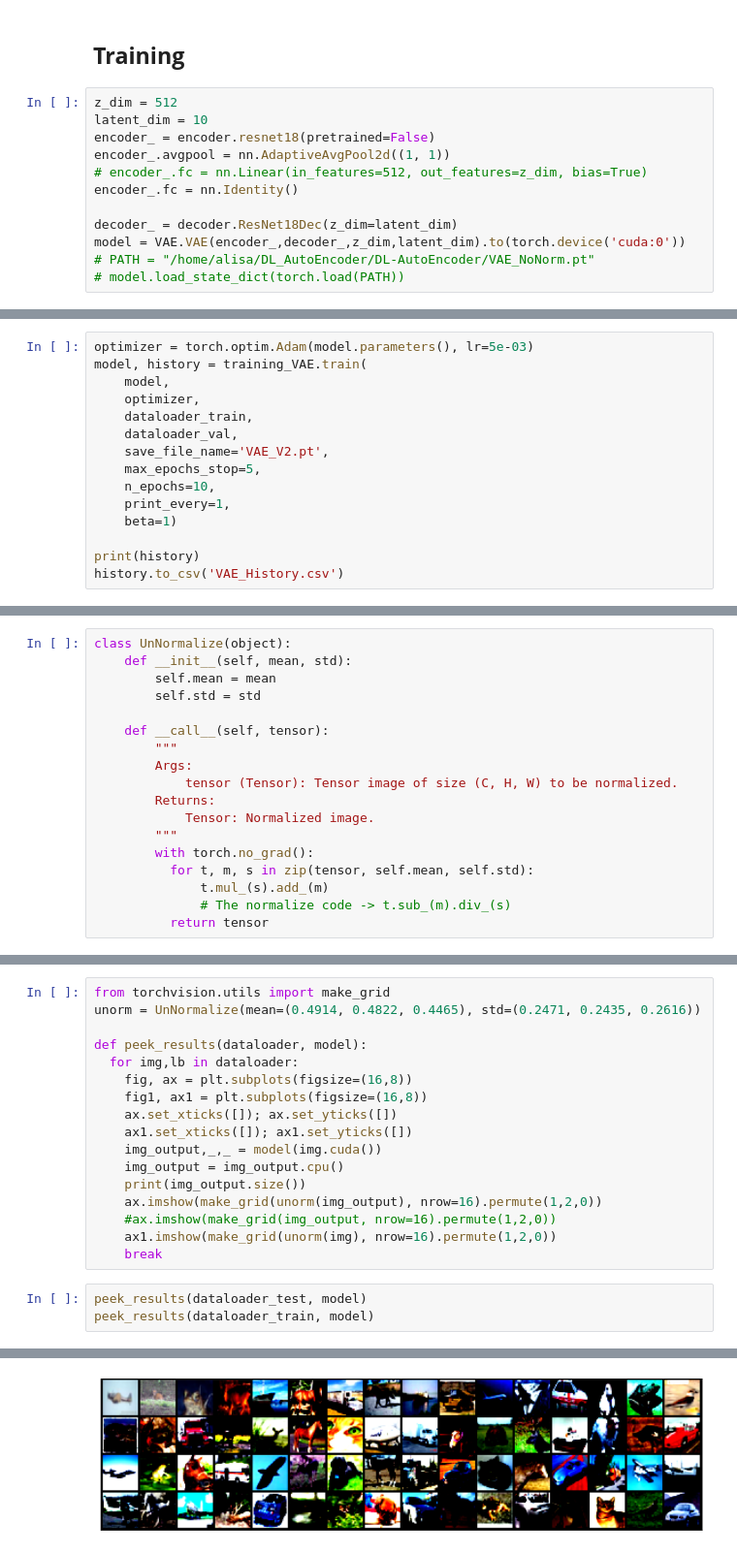
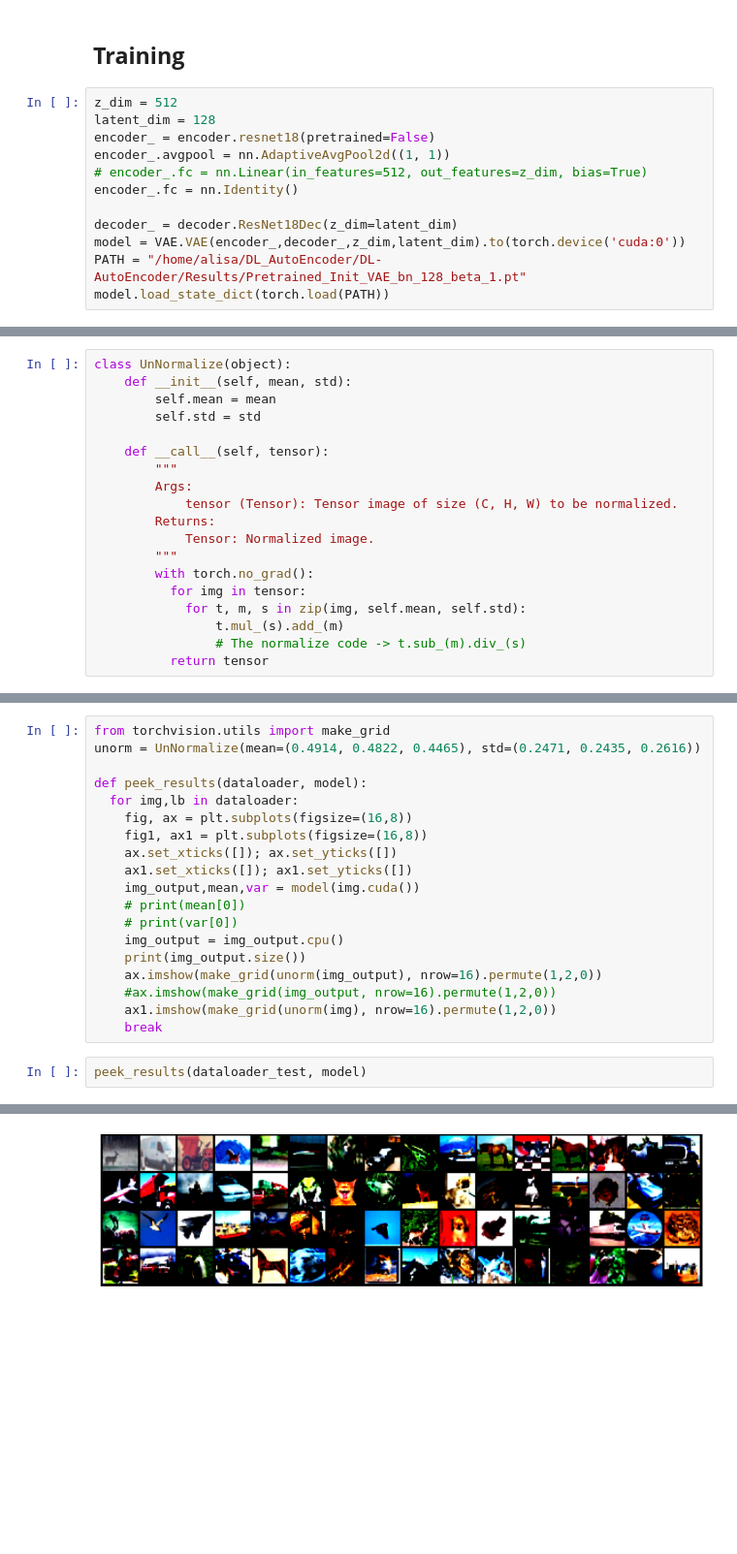
Before and after one commit to AlisaYang07/DL-AutoEncoder, a Jupyter notebook: main_VAE.ipynb, the cells around one changed output, grey strips where cells are left out. Shown: that part at 97% size. Cells and saved outputs as stored; diff of their text form; blank space fills up the shorter version.

```diff
--- a/main_VAE.ipynb
+++ b/main_VAE.ipynb
@@ -82,7 +60,7 @@ https://github.com/SashaMalysheva/Pytorch-VAE
 ## **Training**
 # %%
 z_dim = 512
-latent_dim = 10
+latent_dim = 128
 encoder_ = encoder.resnet18(pretrained=False)
 encoder_.avgpool = nn.AdaptiveAvgPool2d((1, 1))
 # encoder_.fc = nn.Linear(in_features=512, out_features=z_dim, bias=True)
@@ -90,5 +68,5 @@ encoder_.fc = nn.Identity()
 
 decoder_ = decoder.ResNet18Dec(z_dim=latent_dim)
 model = VAE.VAE(encoder_,decoder_,z_dim,latent_dim).to(torch.device('cuda:0'))
-# PATH = "/home/alisa/DL_AutoEncoder/DL-AutoEncoder/VAE_NoNorm.pt"
-# model.load_state_dict(torch.load(PATH))
+PATH = "/home/alisa/DL_AutoEncoder/DL-AutoEncoder/Results/Pretrained_Init_VAE_bn_128_beta_1.pt"
+model.load_state_dict(torch.load(PATH))
@@ -95,15 +74,0 @@ model = VAE.VAE(encoder_,decoder_,z_dim,latent_dim).to(torch.device('cuda:0'))
-# %%
-optimizer = torch.optim.Adam(model.parameters(), lr=5e-03)
-model, history = training_VAE.train(
-    model,
-    optimizer,
-    dataloader_train,
-    dataloader_val,
-    save_file_name='VAE_V2.pt',
-    max_epochs_stop=5,
-    n_epochs=10,
-    print_every=1,
-    beta=1)
-
-print(history)
-history.to_csv('VAE_History.csv')
@@ -159,7 +86,8 @@ class UnNormalize(object):
             Tensor: Normalized image.
         """
         with torch.no_grad():
-          for t, m, s in zip(tensor, self.mean, self.std):
-              t.mul_(s).add_(m)
-              # The normalize code -> t.sub_(m).div_(s)
+          for img in tensor:
+            for t, m, s in zip(img, self.mean, self.std):
+                t.mul_(s).add_(m)
+                # The normalize code -> t.sub_(m).div_(s)
           return tensor
@@ -173,7 +120,9 @@ def peek_results(dataloader, model):
     fig1, ax1 = plt.subplots(figsize=(16,8))
     ax.set_xticks([]); ax.set_yticks([])
     ax1.set_xticks([]); ax1.set_yticks([])
-    img_output,_,_ = model(img.cuda())
+    img_output,mean,var = model(img.cuda())
+    # print(mean[0])
+    # print(var[0])
     img_output = img_output.cpu()
     print(img_output.size())
     ax.imshow(make_grid(unorm(img_output), nrow=16).permute(1,2,0))
@@ -182,7 +131,6 @@ def peek_results(dataloader, model):
     break
 # %%
 peek_results(dataloader_test, model)
-peek_results(dataloader_train, model)
 # %% [output]
 Clipping input data to the valid range for imshow with RGB data ([0..1] for floats or [0..255] for integers).
 Clipping input data to the valid range for imshow with RGB data ([0..1] for floats or [0..255] for integers).
@@ -194 +139 @@ torch.Size([64, 3, 32, 32])
-[figure, old version]
+[figure, new version]
```
Also changed, not shown: parts of 9 cells of this notebook.
